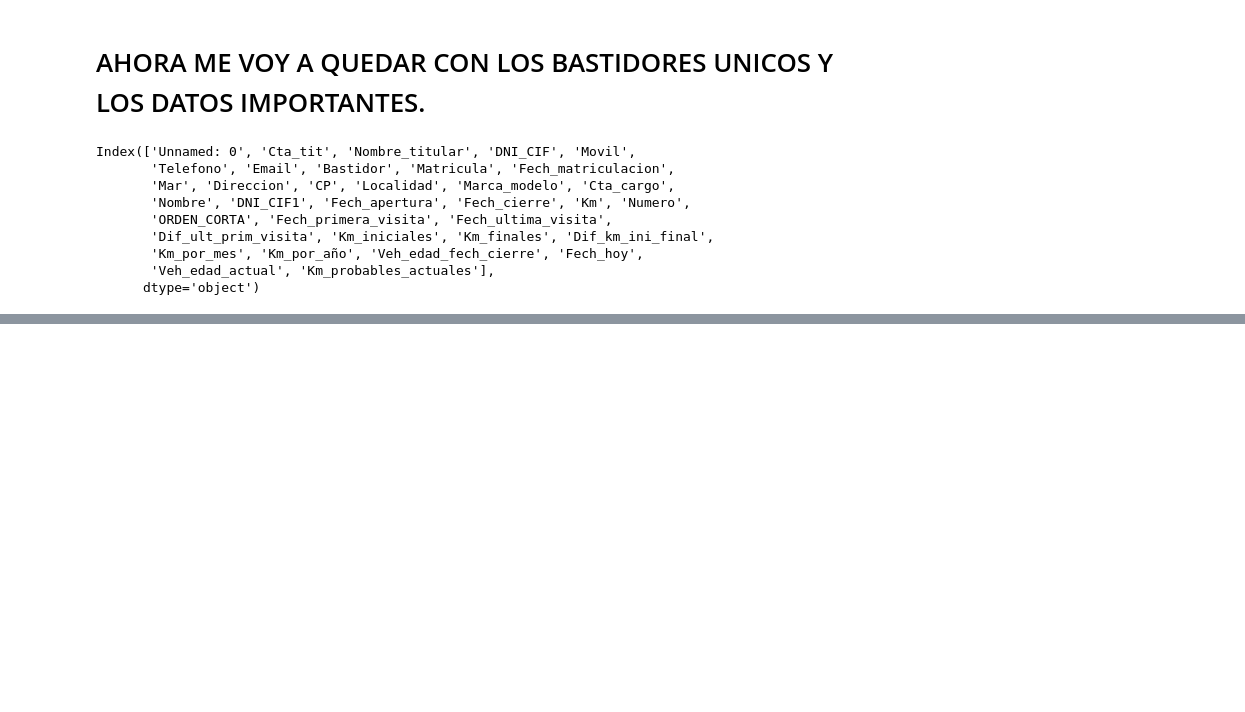
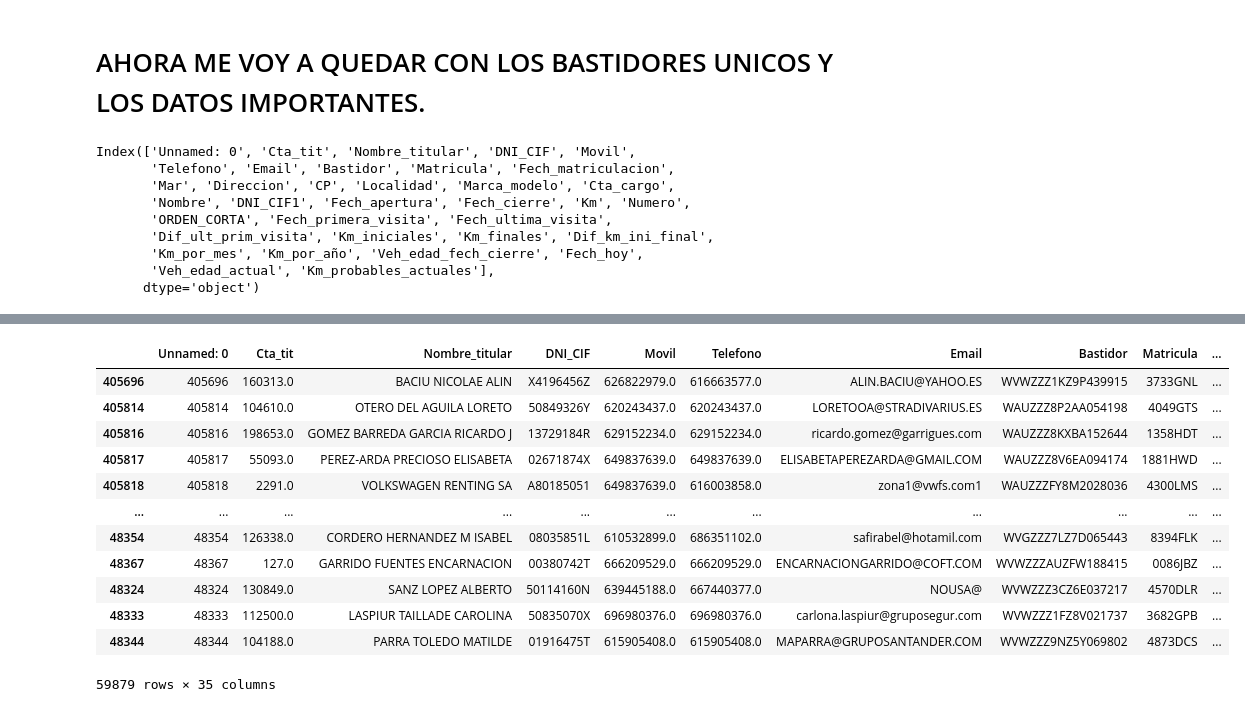
Before and after one commit to pacomm5/PLANTILLAS2, a Jupyter notebook: DATOS_VEHICULO.ipynb, the cells around one changed output, grey strips where cells are left out. Drawn from its saved outputs; the diff is of its cells as text; code cells hidden in the pictures; blank space fills up the shorter version.

```diff
--- a/DATOS_VEHICULO.ipynb
+++ b/DATOS_VEHICULO.ipynb
@@ -432,0 +431,21 @@ df
+# %%
+df_unicos = df_unicos.sort_values("Fech_cierre", ascending=False)
+# aqui estoy ordenando por fecha descendente, entiendo que si ahora quito duplicados es posible que me quede bien.
+# %%
+df_without_duplicates = df_unicos.drop_duplicates(subset=["Bastidor"])
+# %%
+df_without_duplicates # tengo que observar esto si lo ha hecho bien.
+# %% [output]
+|  | Unnamed: 0 | Cta_tit | Nombre_titular | DNI_CIF | Movil | Telefono | Email | Bastidor | Matricula | ... |
+| 405696 | 405696 | 160313.0 | BACIU NICOLAE ALIN | X4196456Z | 626822979.0 | 616663577.0 | ALIN.BACIU@YAHOO.ES | WVWZZZ1KZ9P439915 | 3733GNL | ... |
+| 405814 | 405814 | 104610.0 | OTERO DEL AGUILA LORETO | 50849326Y | 620243437.0 | 620243437.0 | LORETOOA@STRADIVARIUS.ES | WAUZZZ8P2AA054198 | 4049GTS | ... |
+| 405816 | 405816 | 198653.0 | GOMEZ BARREDA GARCIA RICARDO J | 13729184R | 629152234.0 | 629152234.0 | ricardo.gomez@garrigues.com | WAUZZZ8KXBA152644 | 1358HDT | ... |
+| 405817 | 405817 | 55093.0 | PEREZ-ARDA PRECIOSO ELISABETA | 02671874X | 649837639.0 | 649837639.0 | ELISABETAPEREZARDA@GMAIL.COM | WAUZZZ8V6EA094174 | 1881HWD | ... |
+| 405818 | 405818 | 2291.0 | VOLKSWAGEN RENTING SA | A80185051 | 649837639.0 | 616003858.0 | zona1@vwfs.com1 | WAUZZZFY8M2028036 | 4300LMS | ... |
+| ... | ... | ... | ... | ... | ... | ... | ... | ... | ... | ... |
+| 48354 | 48354 | 126338.0 | CORDERO HERNANDEZ M ISABEL | 08035851L | 610532899.0 | 686351102.0 | safirabel@hotamil.com | WVGZZZ7LZ7D065443 | 8394FLK | ... |
+| 48367 | 48367 | 127.0 | GARRIDO FUENTES ENCARNACION | 00380742T | 666209529.0 | 666209529.0 | ENCARNACIONGARRIDO@COFT.COM | WVWZZZAUZFW188415 | 0086JBZ | ... |
+| 48324 | 48324 | 130849.0 | SANZ LOPEZ ALBERTO | 50114160N | 639445188.0 | 667440377.0 | NOUSA@ | WVWZZZ3CZ6E037217 | 4570DLR | ... |
+| 48333 | 48333 | 112500.0 | LASPIUR TAILLADE CAROLINA | 50835070X | 696980376.0 | 696980376.0 | carlona.laspiur@gruposegur.com | WVWZZZ1FZ8V021737 | 3682GPB | ... |
+| 48344 | 48344 | 104188.0 | PARRA TOLEDO MATILDE | 01916475T | 615905408.0 | 615905408.0 | MAPARRA@GRUPOSANTANDER.COM | WVWZZZ9NZ5Y069802 | 4873DCS | ... |
+59879 rows × 35 columns
```
Also changed, not shown: parts of 4 cells of this notebook.
